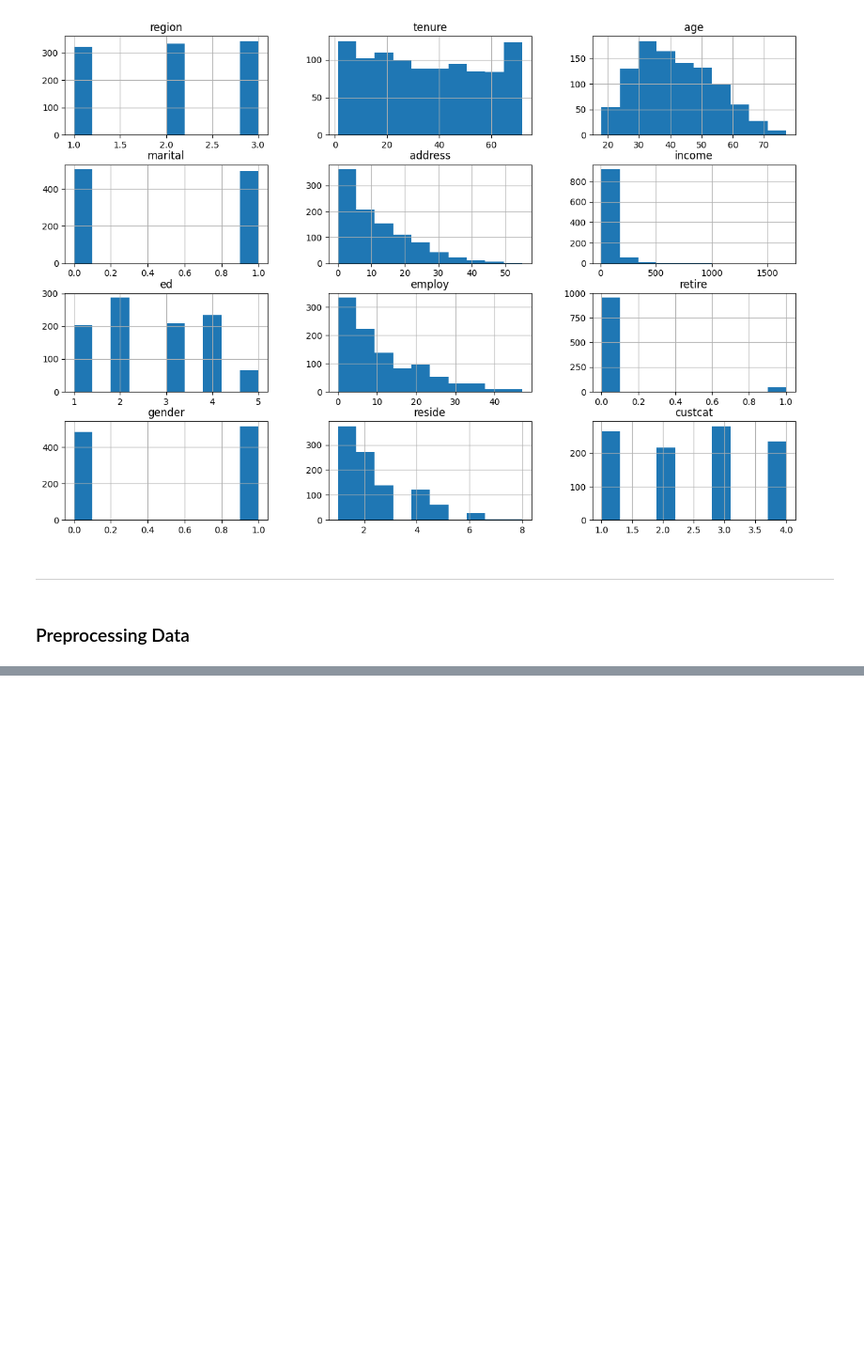
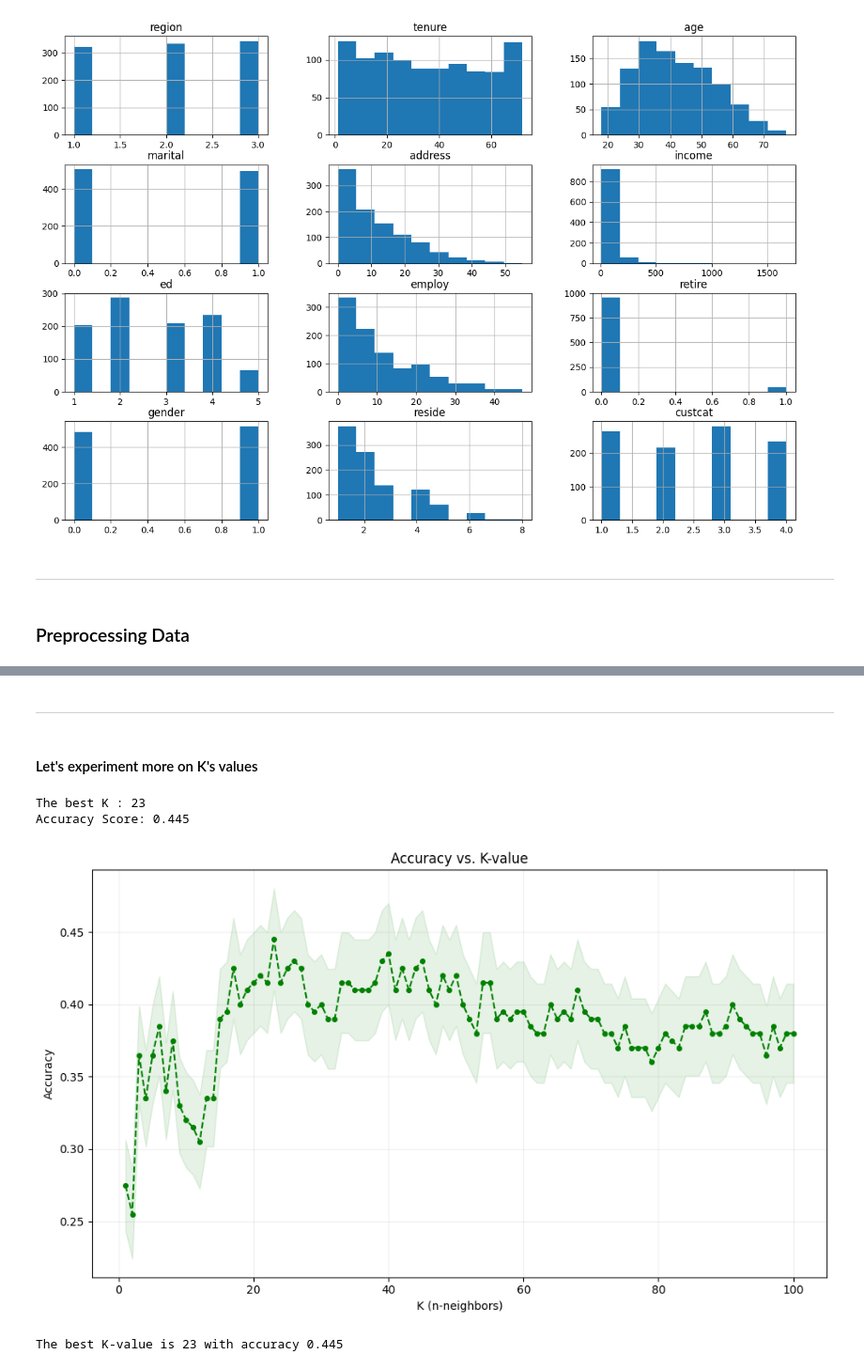
Before and after one commit to azharfachrezi/my-learning, a Jupyter notebook: Machine Learning/Supervised Learning/K-Nearest Neighbors Classifier.ipynb, the cells around one changed output, grey strips where cells are left out. Shown at 94% size. Saved outputs shown, nothing was run; the diff lists cells and outputs as text; code cells hidden in the pictures; blank space fills up the shorter version.

```diff
--- a/Machine Learning/Supervised Learning/K-Nearest Neighbors Classifier.ipynb
+++ b/Machine Learning/Supervised Learning/K-Nearest Neighbors Classifier.ipynb
@@ -137,0 +229,48 @@ X
+# %% [markdown]
+---
+# %% [markdown]
+#### Let's experiment more on K's values
+# %%
+# k values range 100
+ks100 = 100
+acc_100 = np.zeros(ks100)
+std_acc100 = np.zeros(ks100)
+
+for n in range(1, ks100 + 1):
+    # Train
+    knn_n = KNeighborsClassifier(n_neighbors=n)
+    knn_n.fit(X_train_scaled, y_train)
+
+    # Predict
+    y_pred100 = knn_n.predict(X_test_scaled)
+
+    # Evaluate
+    acc_100[n-1] = accuracy_score(y_test, y_pred100)
+    std_acc100[n-1] = np.std(y_pred100==y_test)/np.sqrt(y_pred100.shape[0])
+best_k100 = acc_100.argmax() + 1
+best_acc100 = acc_100.max()
+
+
+print(f"The best K : {best_k100}")
+print(f"Accuracy Score: {best_acc100}")
+
+# Plot ks=100 ranges
+plt.figure(figsize=(10,6))
+plt.plot(range(1, ks100+1), acc_100, color='g', linestyle='--',
+                  marker='o', markersize=4)
+plt.fill_between(range(1, ks100+1), acc_100 - 1 * std_acc100, acc_100 + 1 * std_acc100,
+                   color='g', alpha=0.1)
+plt.title("Accuracy vs. K-value")
+plt.xlabel("K (n-neighbors)")
+plt.ylabel("Accuracy")
+plt.grid(True, alpha=0.2)
+
+plt.tight_layout()
+plt.show()
+
+print(f"The best K-value is {best_k100} with accuracy {best_acc100}")
+# %% [output]
+The best K : 23
+Accuracy Score: 0.445
+[figure, added]
+The best K-value is 23 with accuracy 0.445
```
Also changed, not shown: parts of 25 cells of this notebook.
